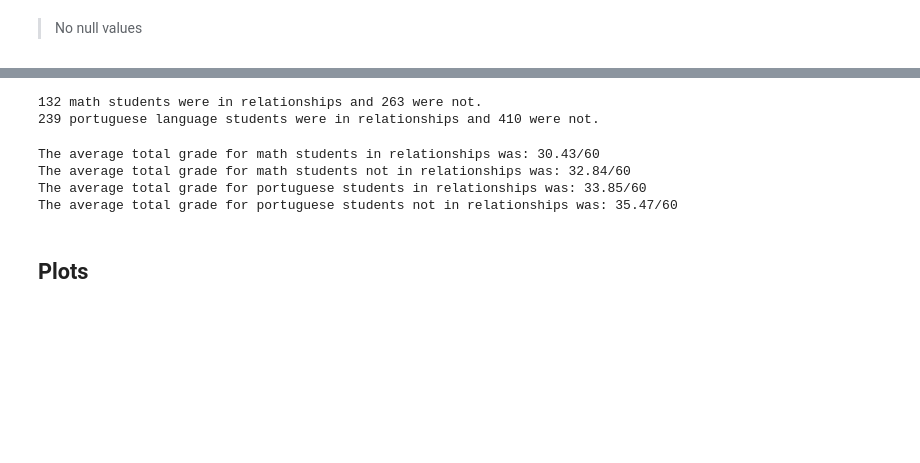
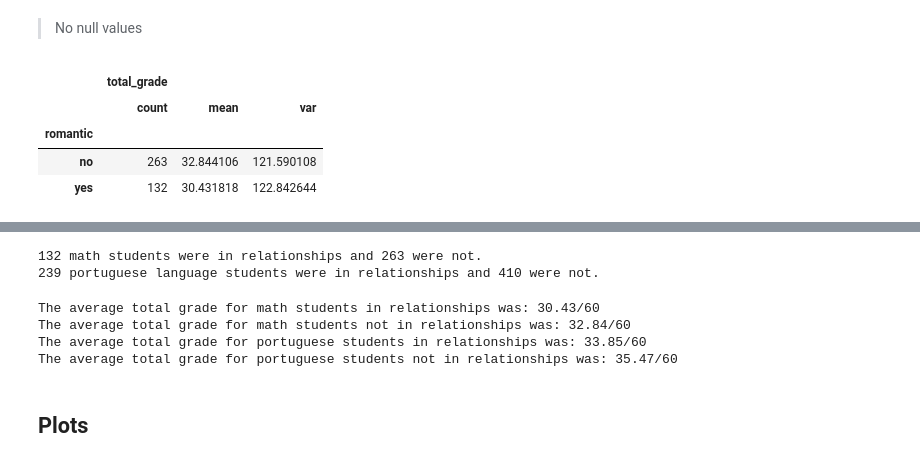
Before and after one commit to UBC-MDS/DSCI-522_City_of_A-Stars_310, a Jupyter notebook: eda/eda_students.ipynb, the cells around one changed output, grey strips where cells are left out. Saved outputs shown, nothing was run; the diff lists cells and outputs as text; code cells hidden in the pictures; blank space fills up the shorter version.

```diff
--- a/eda/eda_students.ipynb
+++ b/eda/eda_students.ipynb
@@ -131,6 +122,3 @@ df_por.tail()
-# %%
-df_mat["g_total"] = df_mat['G1'] + df_mat['G2'] + df_mat['G3']
-df_por["g_total"] = df_por['G1'] + df_por['G2'] + df_por['G3']
 # %% [markdown]
 ## Statistics on the features of interest
 # %%
@@ -155,3 +130,11 @@ G3            False
 dtype: bool
 # %% [markdown]
 > No null values
+# %%
+df_mat[["romantic", "total_grade"]].groupby("romantic").agg(['count', 'mean', 'var'])
+# %% [output]
+|  | total_grade |  |  |
+|  | count | mean | var |
+| romantic |  |  |  |
+| no | 263 | 32.844106 | 121.590108 |
+| yes | 132 | 30.431818 | 122.842644 |
```
Also changed, not shown: parts of 18 cells of this notebook, 3 other files.
